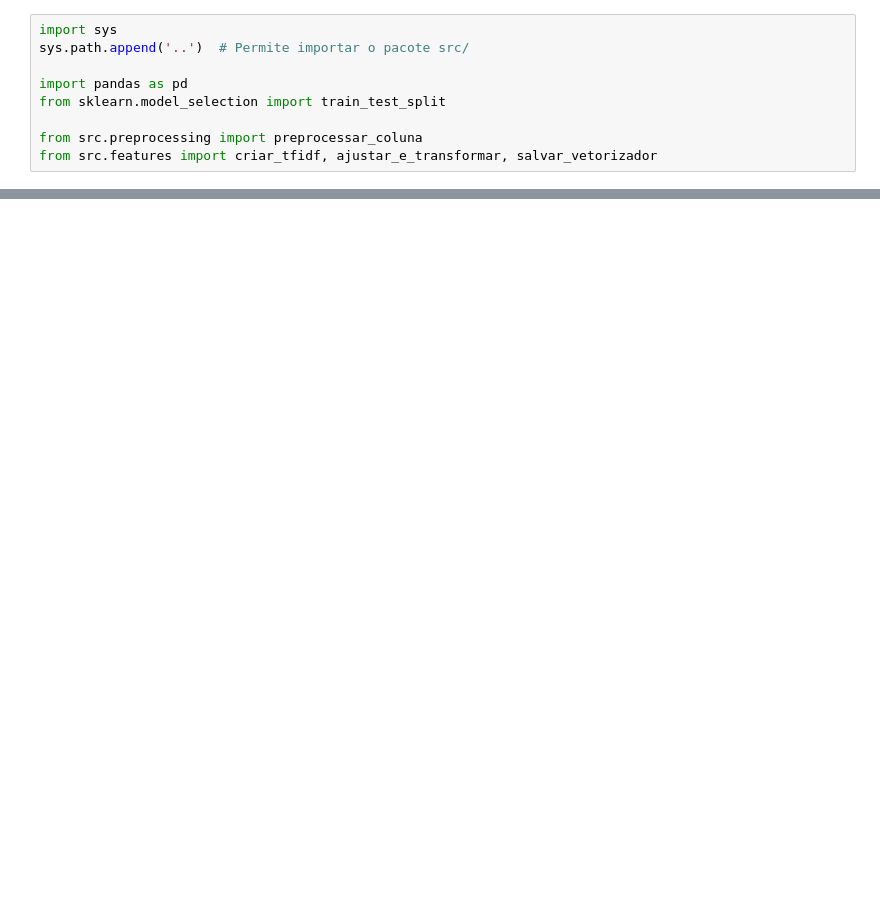
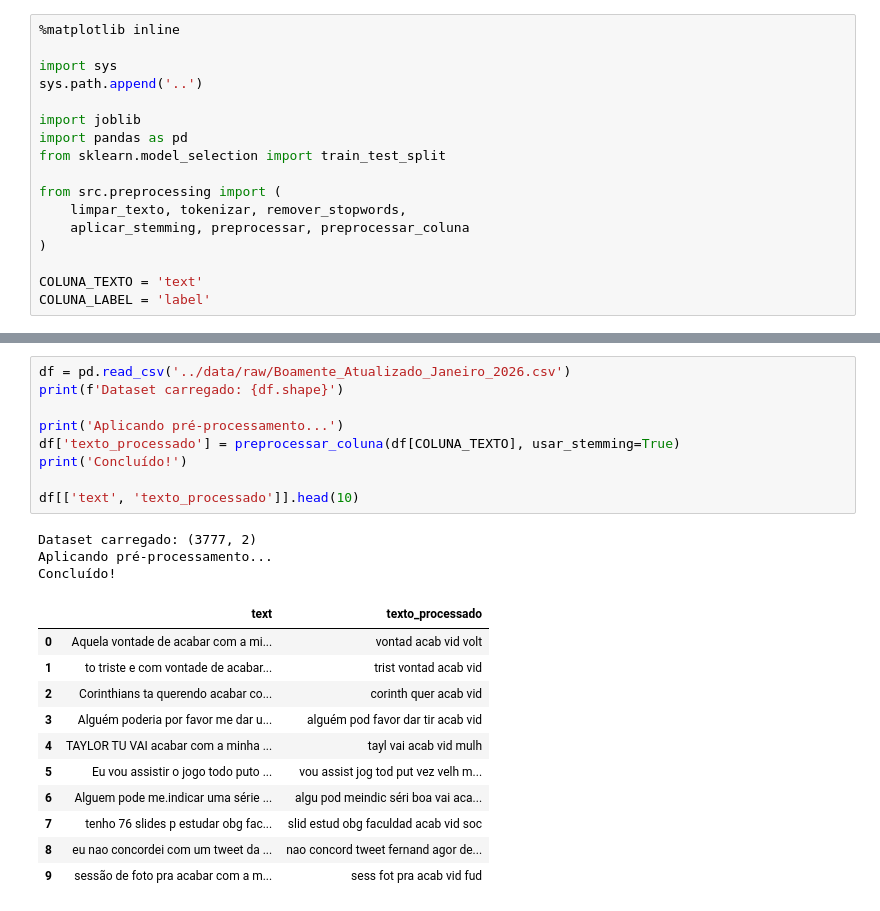
Before and after one commit to pduartedev/tcc-ideacao-suicida, a Jupyter notebook: notebooks/02_preprocessing.ipynb, the cells around one changed output, grey strips where cells are left out. Saved outputs shown, nothing was run; the diff lists cells and outputs as text; blank space fills up the shorter version.

Commit message:
feat: pre processamento e vetorizacao

```diff
--- a/notebooks/02_preprocessing.ipynb
+++ b/notebooks/02_preprocessing.ipynb
@@ -5,9 +16,17 @@ Aplica o pipeline de pré-processamento (NLTK) e gera as features TF-IDF para tr
 # %%
+%matplotlib inline
+
 import sys
-sys.path.append('..')  # Permite importar o pacote src/
+sys.path.append('..')
 
+import joblib
 import pandas as pd
 from sklearn.model_selection import train_test_split
 
-from src.preprocessing import preprocessar_coluna
-from src.features import criar_tfidf, ajustar_e_transformar, salvar_vetorizador
+from src.preprocessing import (
+    limpar_texto, tokenizar, remover_stopwords,
+    aplicar_stemming, preprocessar, preprocessar_coluna
+)
+
+COLUNA_TEXTO = 'text'
+COLUNA_LABEL = 'label'
@@ -26,0 +203,24 @@ df.head()
+# %%
+df = pd.read_csv('../data/raw/Boamente_Atualizado_Janeiro_2026.csv')
+print(f'Dataset carregado: {df.shape}')
+
+print('Aplicando pré-processamento...')
+df['texto_processado'] = preprocessar_coluna(df[COLUNA_TEXTO], usar_stemming=True)
+print('Concluído!')
+
+df[['text', 'texto_processado']].head(10)
+# %% [output]
+Dataset carregado: (3777, 2)
+Aplicando pré-processamento...
+Concluído!
+|  | text | texto_processado |
+| 0 | Aquela vontade de acabar com a mi... | vontad acab vid volt |
+| 1 | to triste e com vontade de acabar... | trist vontad acab vid |
+| 2 | Corinthians ta querendo acabar co... | corinth quer acab vid |
+| 3 | Alguém poderia por favor me dar u... | alguém pod favor dar tir acab vid |
+| 4 | TAYLOR TU VAI acabar com a minha ... | tayl vai acab vid mulh |
+| 5 | Eu vou assistir o jogo todo puto ... | vou assist jog tod put vez velh m... |
+| 6 | Alguem pode me.indicar uma série ... | algu pod meindic séri boa vai aca... |
+| 7 | tenho 76 slides p estudar obg fac... | slid estud obg faculdad acab vid soc |
+| 8 | eu nao concordei com um tweet da ... | nao concord tweet fernand agor de... |
+| 9 | sessão de foto pra acabar com a m... | sess fot pra acab vid fud |
```
Also changed, not shown: parts of 24 cells of this notebook, 8 other files.
